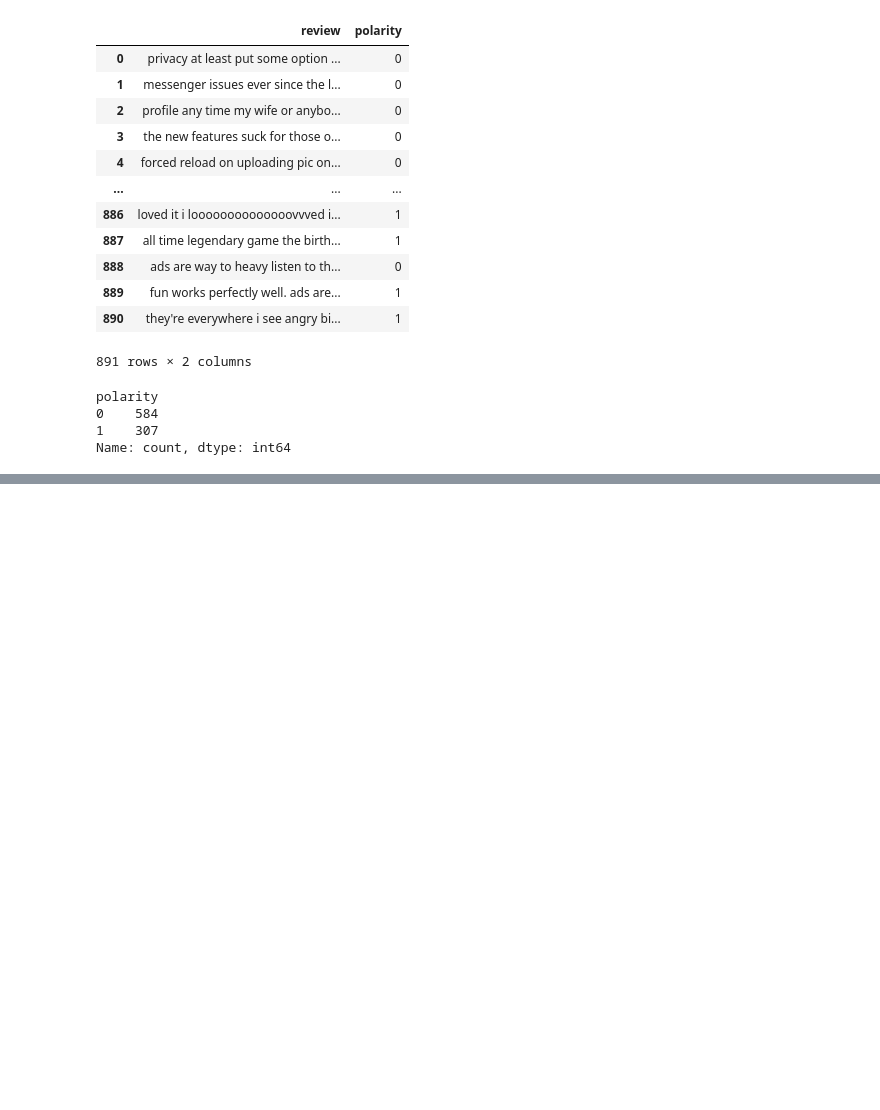
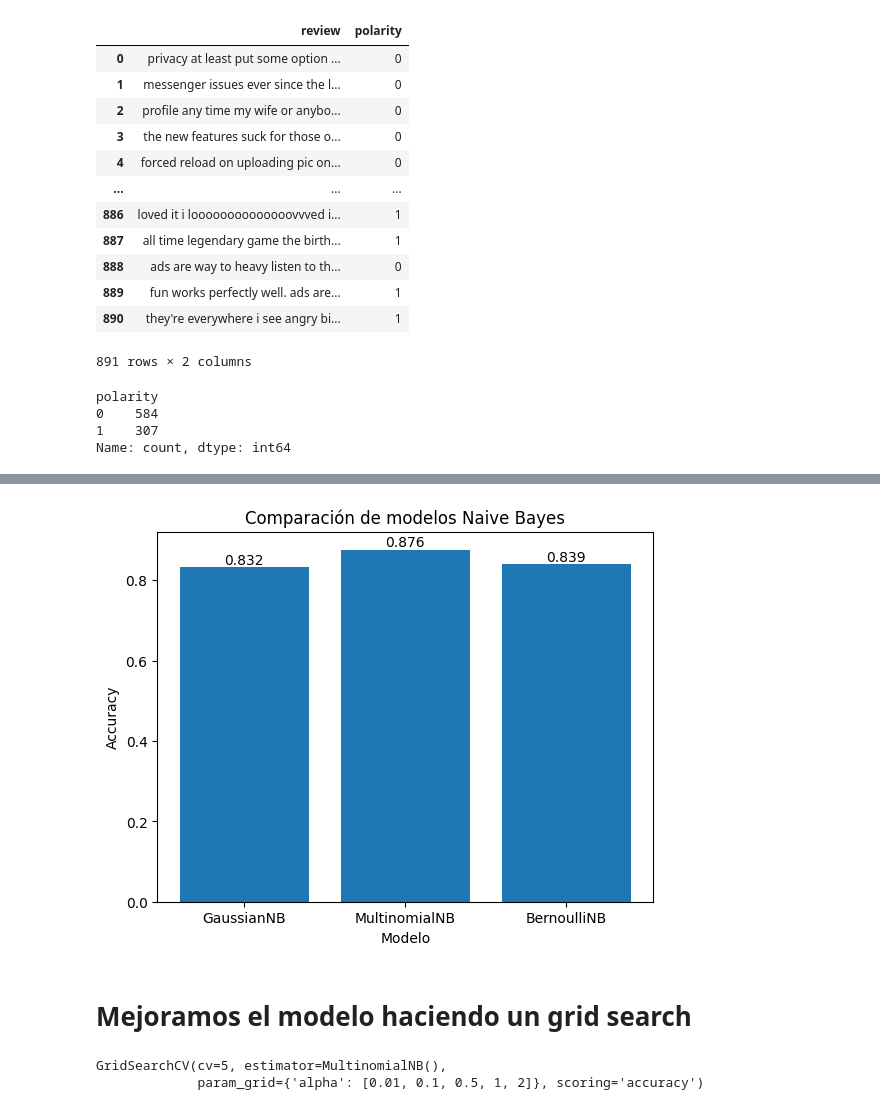
Before and after one commit to 4GeeksAcademy/alejandroantoniogutierrez-intro-ml, a Jupyter notebook: src/07-naive-bayes.ipynb, the cells around one changed output, grey strips where cells are left out. Cells and saved outputs as stored; diff of their text form; code cells hidden in the pictures; blank space fills up the shorter version.

```diff
--- a/src/07-naive-bayes.ipynb
+++ b/src/07-naive-bayes.ipynb
@@ -209,0 +241,3 @@ NameError: name 'gai' is not defined
+# %%
+mnb = MultinomialNB()
+mnb.fit(X_train, y_train)
@@ -209,0 +246,6 @@ NameError: name 'gai' is not defined
+# %%
+y_pred_m = mnb.predict(X_test)
+metrics_mnb = classification_report(y_test, y_pred_m, output_dict = True)
+print(classification_report(y_test, y_pred_m))
+acc_m = accuracy_score(y_test, y_pred_m)
+print(f' El accurracy es de {acc_m}')
@@ -209,0 +265,3 @@ NameError: name 'gai' is not defined
+# %%
+bnb = BernoulliNB()
+bnb.fit(X_train, y_train)
@@ -209,0 +270,6 @@ NameError: name 'gai' is not defined
+# %%
+y_pred_b = bnb.predict(X_test)
+metrics_bnb = classification_report(y_test, y_pred_b, output_dict = True)
+print(classification_report(y_test, y_pred_b))
+acc_b = accuracy_score(y_test, y_pred_b)
+print(f' El accurracy es de {acc_b}')
@@ -209,0 +287,23 @@ NameError: name 'gai' is not defined
+# %%
+
+modelos = ['GaussianNB', 'MultinomialNB', 'BernoulliNB']
+
+
+accuracies = [acc_g, acc_m, acc_b]
+
+plt.figure()
+plt.bar(modelos, accuracies)
+
+plt.title('Comparación de modelos Naive Bayes')
+plt.xlabel('Modelo')
+plt.ylabel('Accuracy')
+
+
+for i, v in enumerate(accuracies):
+    plt.text(i, v, f"{v:.3f}", ha='center', va='bottom')
+
+plt.show()
+# %% [output]
+[figure, added]
+# %% [markdown]
+# Mejoramos el modelo haciendo un grid search
@@ -209,0 +320,5 @@ NameError: name 'gai' is not defined
+# %%
+grid.fit(X_train, y_train)
+# %% [output]
+GridSearchCV(cv=5, estimator=MultinomialNB(),
+             param_grid={'alpha': [0.01, 0.1, 0.5, 1, 2]}, scoring='accuracy')
```
Also changed, not shown: parts of 26 cells of this notebook, 2 other files.
